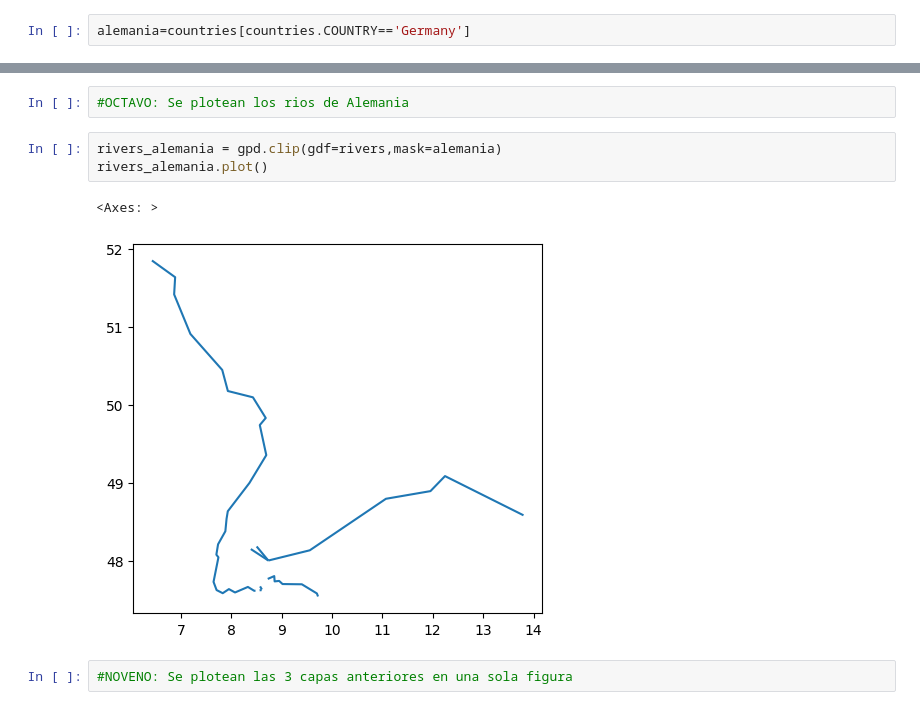
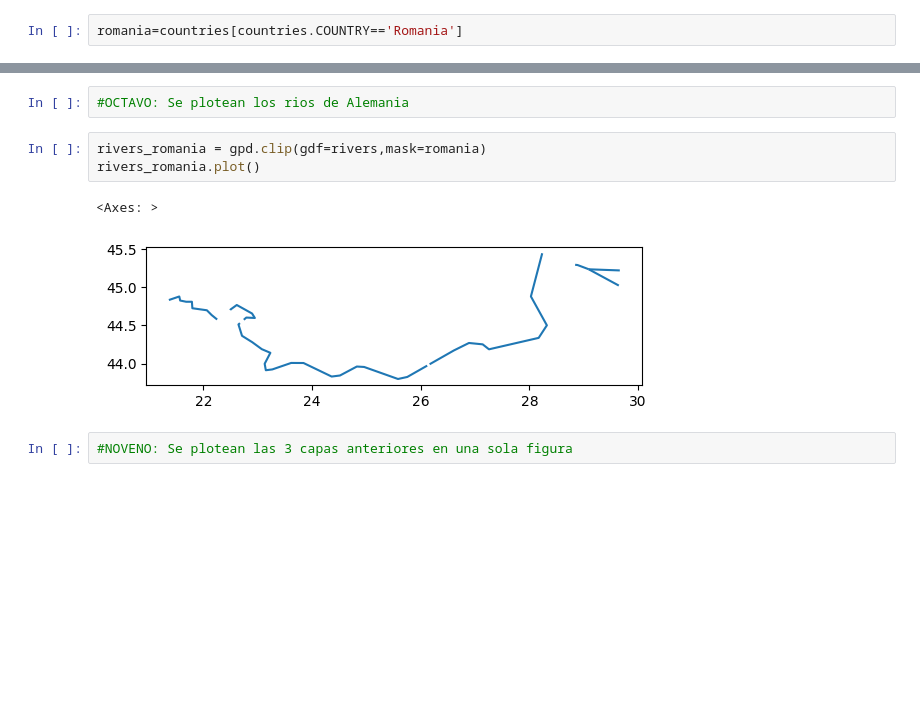
Before and after one commit to Clases-y-Evaluaciones-DelaCruz-Diana/cambiandopais, a Jupyter notebook: index.ipynb, the cells around one changed output, grey strips where cells are left out. Saved outputs shown, nothing was run; the diff lists cells and outputs as text; blank space fills up the shorter version.

```diff
--- a/index.ipynb
+++ b/index.ipynb
@@ -15,7 +15,7 @@ geopandas.geodataframe.GeoDataFrame
 # %%
 #TERCERO: Se elige un pais, en este caso: Alemania
 # %%
-alemania=countries[countries.COUNTRY=='Germany']
+romania=countries[countries.COUNTRY=='Romania']
 # %%
 #CUARTO: Se plotea el mapa de Alemania y se configura el estilo de la imagen
 # %%
@@ -86,11 +81,11 @@ rivers_alemania.head()
 # %%
 #OCTAVO: Se plotean los rios de Alemania
 # %%
-rivers_alemania = gpd.clip(gdf=rivers,mask=alemania)
-rivers_alemania.plot()
+rivers_romania = gpd.clip(gdf=rivers,mask=romania)
+rivers_romania.plot()
 # %% [output]
 <Axes: >
-[figure, old version]
+[figure, new version]
 # %%
 #NOVENO: Se plotean las 3 capas anteriores en una sola figura
 # %%
```
Also changed, not shown: parts of 24 cells of this notebook, 1 other file.
